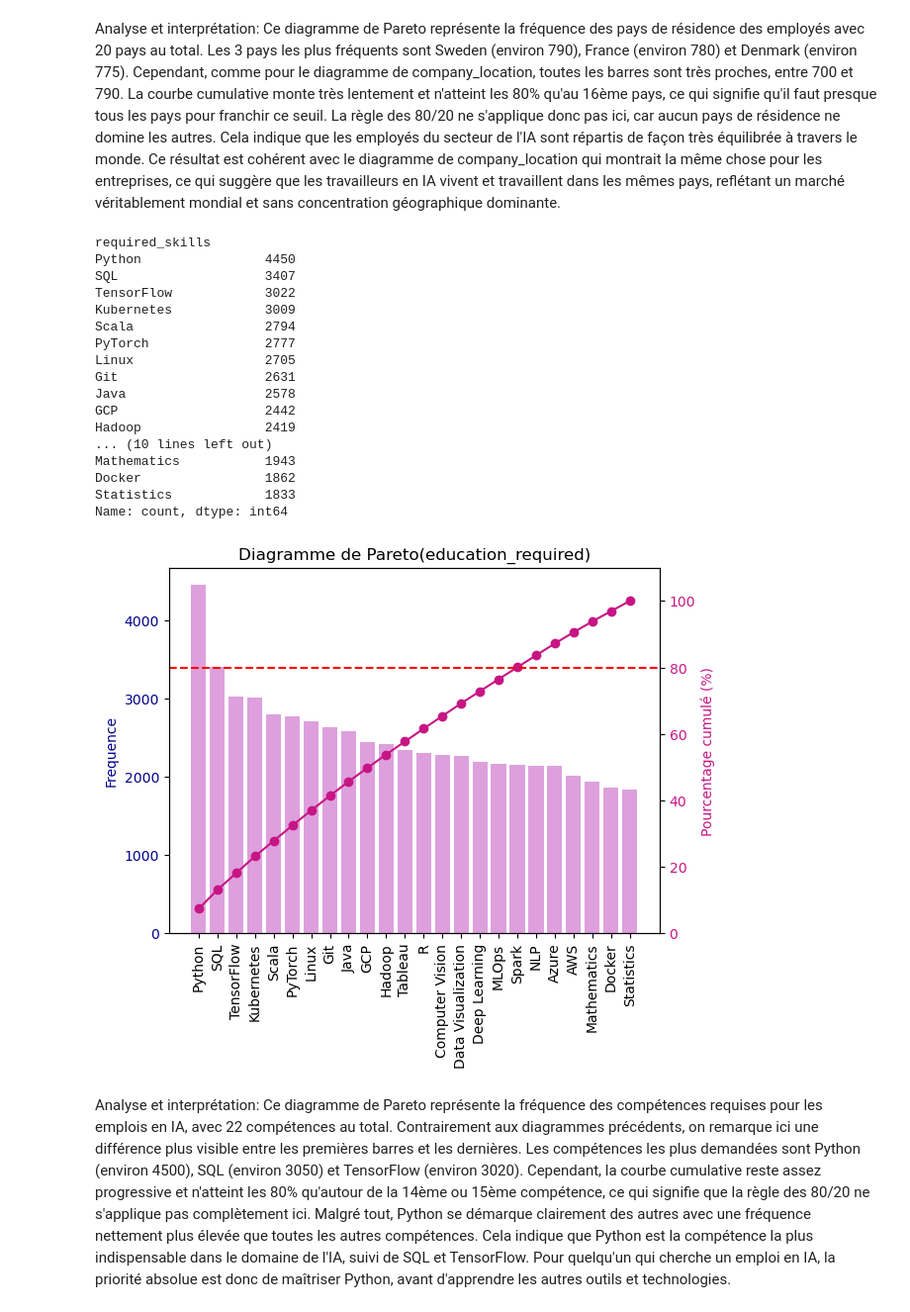
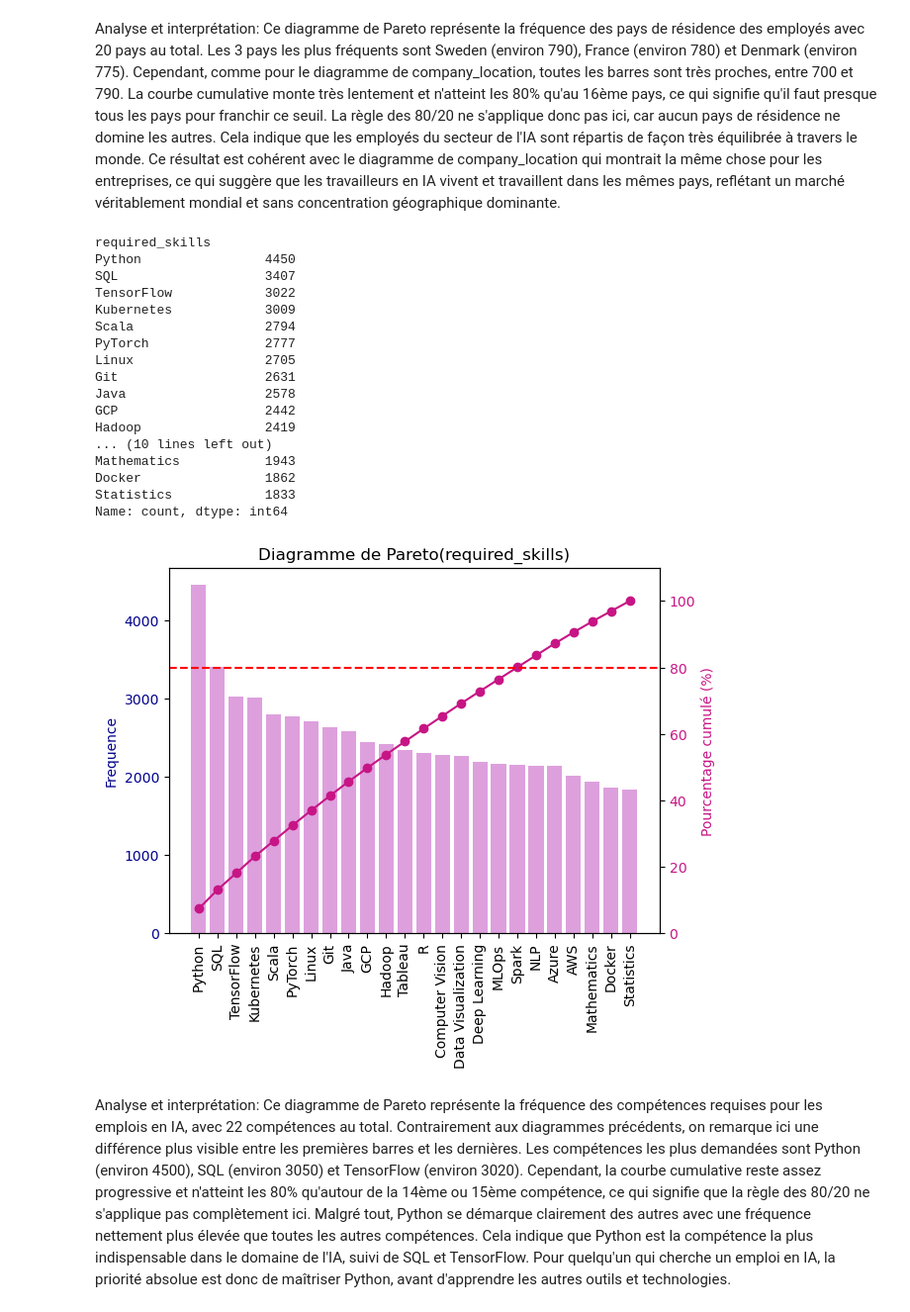
Before and after one commit to BrainCoder3/Vizualisation-Global-AI-Job-Market-Trends-Salary-Insights, a Jupyter notebook: notebooks/categorical_variables.ipynb, the cells around one changed output. Shown at 99% size. Drawn from its saved outputs; the diff is of its cells as text; code cells hidden in the pictures.

Commit message:
all qualitative diagrams with interpretations2

```diff
--- a/notebooks/categorical_variables.ipynb
+++ b/notebooks/categorical_variables.ipynb
@@ -759,35 +759,35 @@ ax1.tick_params(axis='y', labelcolor='darkblue')
 ax1.set_xticks(range(len(counts)))
 ax1.set_xticklabels(counts.index, rotation=90, ha='center')
 
 # Graphique linéaire du pourcentage cumulé
 cum_percentage = counts.cumsum() / counts.sum() * 100 #calcule du pourcentage cumulé
 ax2 = ax1.twinx()  # y-axis 2éme
 ax2.plot(counts.index, cum_percentage, color='mediumvioletred', marker='o', linestyle='-')
 ax2.set_ylabel('Pourcentage cumulé (%)', color='mediumvioletred')
 ax2.tick_params(axis='y', labelcolor='mediumvioletred')
 ax2.set_ylim(0, 110)  #se présenter jusqu'à 100%
 plt.axhline(y=80, color='red', linestyle='--', label='80% line')
-plt.title('Diagramme de Pareto(education_required)')
+plt.title('Diagramme de Pareto(required_skills)')
 plt.show()
 # %% [output]
 required_skills
 Python                4450
 SQL                   3407
 TensorFlow            3022
 Kubernetes            3009
 Scala                 2794
 PyTorch               2777
 Linux                 2705
 Git                   2631
 Java                  2578
 GCP                   2442
 Hadoop                2419
 ... (10 lines left out)
 Mathematics           1943
 Docker                1862
 Statistics            1833
 Name: count, dtype: int64
-[figure, old version]
+[figure, new version]
 # %% [markdown]
 Analyse et interprétation:
 Ce diagramme de Pareto représente la fréquence des compétences requises pour les emplois en IA, avec 22 compétences au total. Contrairement aux diagrammes précédents, on remarque ici une différence plus visible entre les premières barres et les dernières. Les compétences les plus demandées sont Python (environ 4500), SQL (environ 3050) et TensorFlow (environ 3020). Cependant, la courbe cumulative reste assez progressive et n'atteint les 80% qu'autour de la 14ème ou 15ème compétence, ce qui signifie que la règle des 80/20 ne s'applique pas complètement ici. Malgré tout, Python se démarque clairement des autres avec une fréquence nettement plus élevée que toutes les autres compétences. Cela indique que Python est la compétence la plus indispensable dans le domaine de l'IA, suivi de SQL et TensorFlow. Pour quelqu'un qui cherche un emploi en IA, la priorité absolue est donc de maîtriser Python, avant d'apprendre les autres outils et technologies.
```
